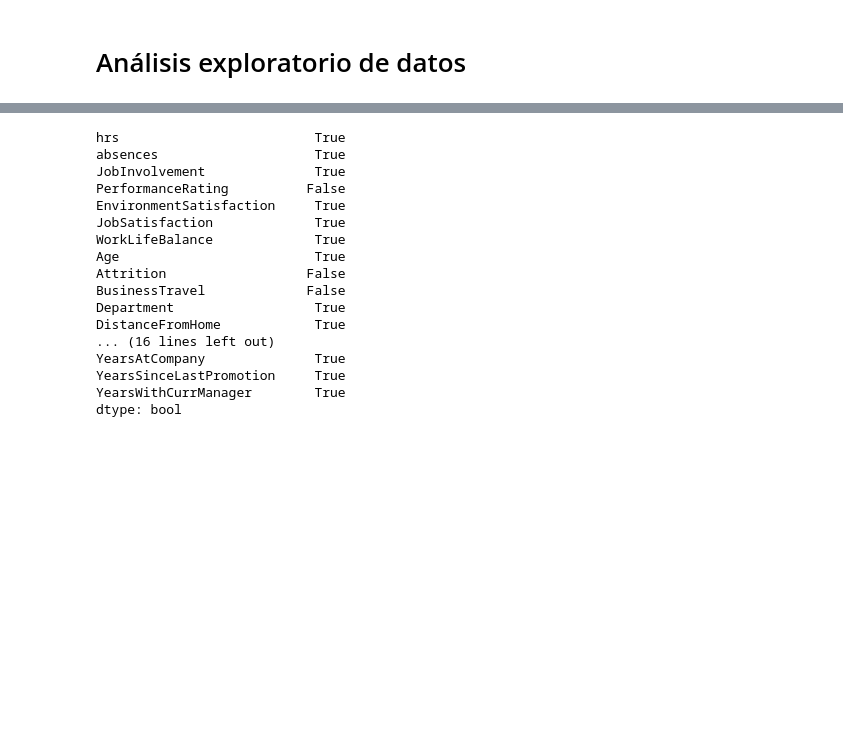
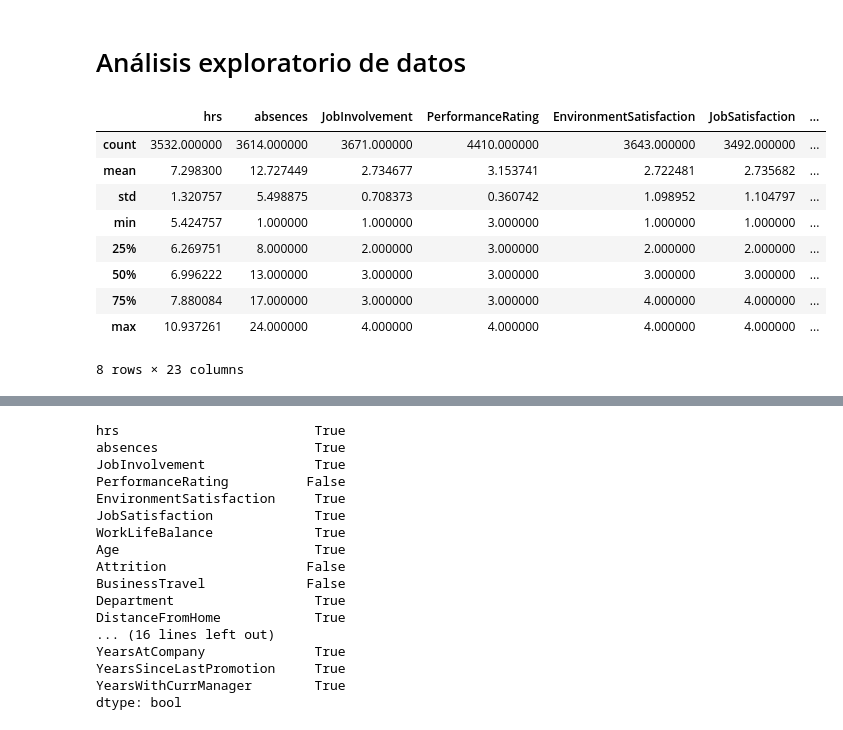
Before and after one commit to andresrg08/Grupo8_Practica2, a Jupyter notebook: Grupo8_Practica2.ipynb, the cells around one changed output, grey strips where cells are left out. Saved outputs shown, nothing was run; the diff lists cells and outputs as text; code cells hidden in the pictures; blank space fills up the shorter version.

```diff
--- a/Grupo8_Practica2.ipynb
+++ b/Grupo8_Practica2.ipynb
@@ -49,6 +49,19 @@ print(contenido);
 [4410 rows x 31 columns]
 # %% [markdown]
 # Análisis exploratorio de datos
+# %%
+contenido.describe()
+# %% [output]
+|  | hrs | absences | JobInvolvement | PerformanceRating | EnvironmentSatisfaction | JobSatisfaction | ... |
+| count | 3532.000000 | 3614.000000 | 3671.000000 | 4410.000000 | 3643.000000 | 3492.000000 | ... |
+| mean | 7.298300 | 12.727449 | 2.734677 | 3.153741 | 2.722481 | 2.735682 | ... |
+| std | 1.320757 | 5.498875 | 0.708373 | 0.360742 | 1.098952 | 1.104797 | ... |
+| min | 5.424757 | 1.000000 | 1.000000 | 3.000000 | 1.000000 | 1.000000 | ... |
+| 25% | 6.269751 | 8.000000 | 2.000000 | 3.000000 | 2.000000 | 2.000000 | ... |
+| 50% | 6.996222 | 13.000000 | 3.000000 | 3.000000 | 3.000000 | 3.000000 | ... |
+| 75% | 7.880084 | 17.000000 | 3.000000 | 3.000000 | 4.000000 | 4.000000 | ... |
+| max | 10.937261 | 24.000000 | 4.000000 | 4.000000 | 4.000000 | 4.000000 | ... |
+8 rows × 23 columns
 # %%
 contenido.value_counts()
 # %% [output]
```
Also changed, not shown: parts of 3 cells of this notebook.
